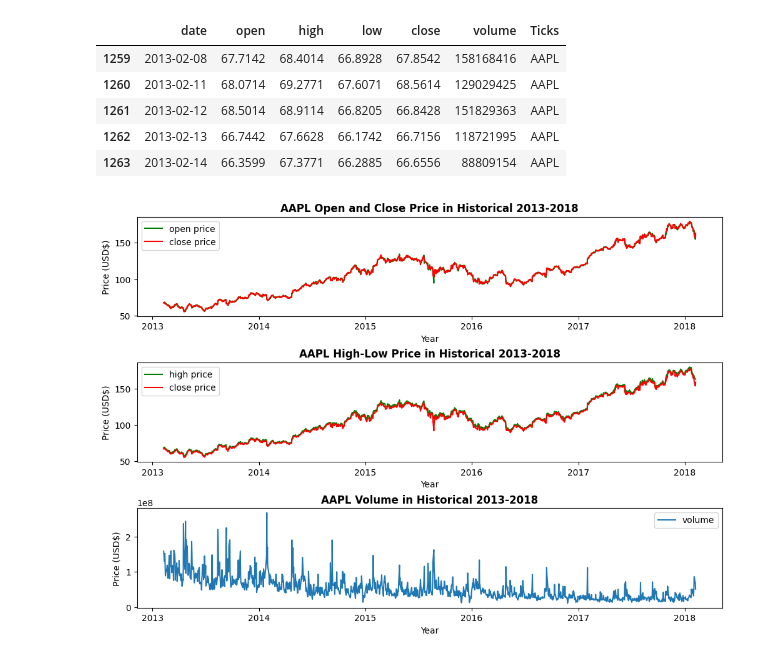
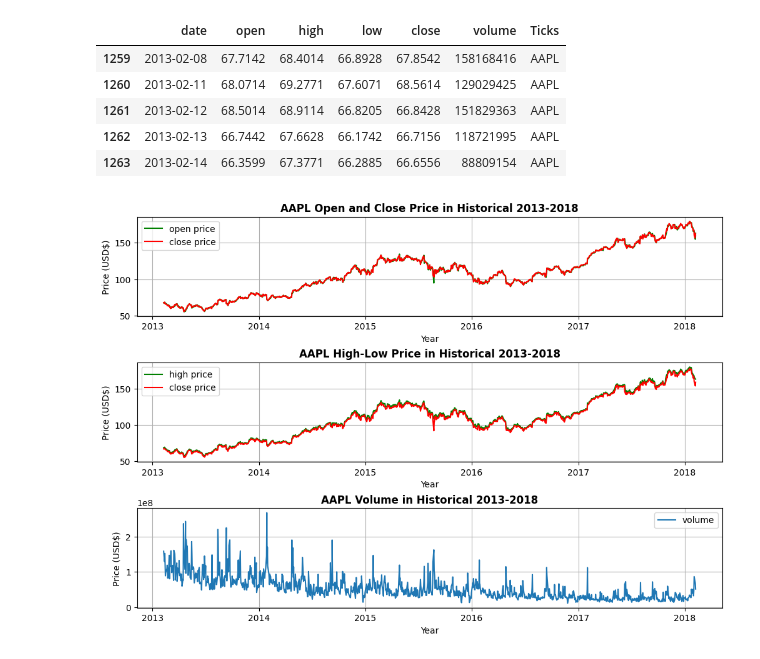
Before and after one commit to ongfong/data_analysis_projects, a Jupyter notebook: AAPL_stock_analysis.ipynb, the cells around one changed output. Cells and saved outputs as stored; diff of their text form; code cells hidden in the pictures.

```diff
--- a/AAPL_stock_analysis.ipynb
+++ b/AAPL_stock_analysis.ipynb
@@ -113,28 +113,31 @@ aapl.head()
 # %%
 fig, (ax1,ax2,ax3) = plt.subplots(3,1, figsize = (10,7), constrained_layout=True)
 ax1.plot(aapl['date'],aapl['open'],label='open price', color='green')
 ax1.plot(aapl['date'],aapl['close'],label='close price', color='red')
 ax1.set_xlabel('Year')
 ax1.set_ylabel('Price (USD$)')
 ax1.legend()
+ax1.grid()
 ax1.set_title('AAPL Open and Close Price in Historical 2013-2018', weight='bold')
 
 ax2.plot(aapl['date'],aapl['high'], label='high price', color='green')
 ax2.plot(aapl['date'],aapl['low'], label='close price', color='red')
 ax2.set_xlabel('Year')
 ax2.set_ylabel('Price (USD$)')
 ax2.legend()
+ax2.grid()
 ax2.set_title("AAPL High-Low Price in Historical 2013-2018", weight='bold')
 
 ax3.plot(aapl['date'],aapl['volume'],label='volume')
 ax3.set_xlabel('Year')
 ax3.set_ylabel('Price (USD$)')
 ax3.legend()
+ax3.grid()
 ax3.set_title('AAPL Volume in Historical 2013-2018', weight='bold')
 
 plt.show()
 # %% [output]
-[figure, old version]
+[figure, new version]
 # %%
 fig = go.Figure(data=go.Ohlc(x=aapl['date'],open=aapl['open'],high=aapl['high'],low=aapl['low']
                              ,close=aapl['close'],increasing=dict(line=dict(color= '#58FA58'))
```
